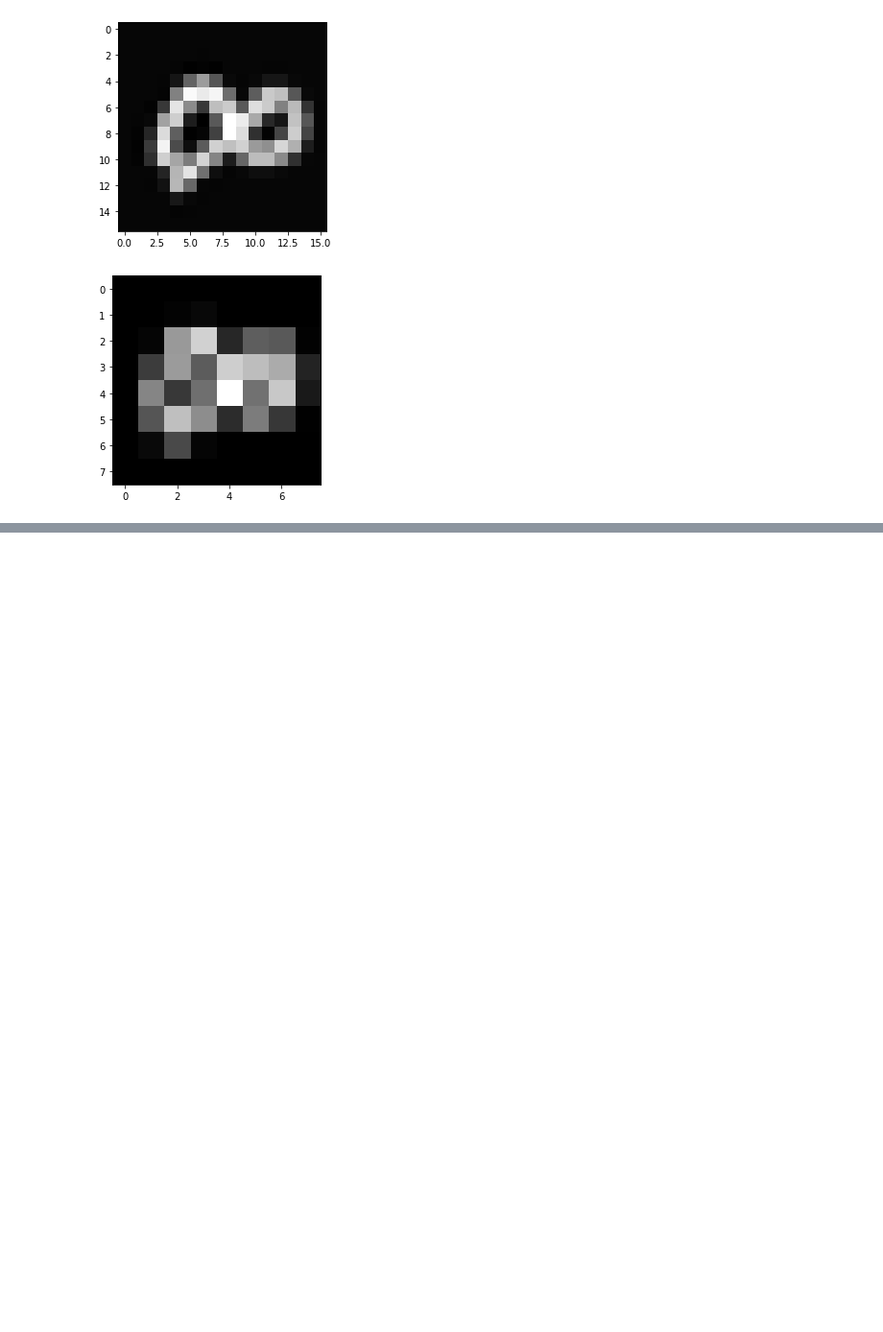
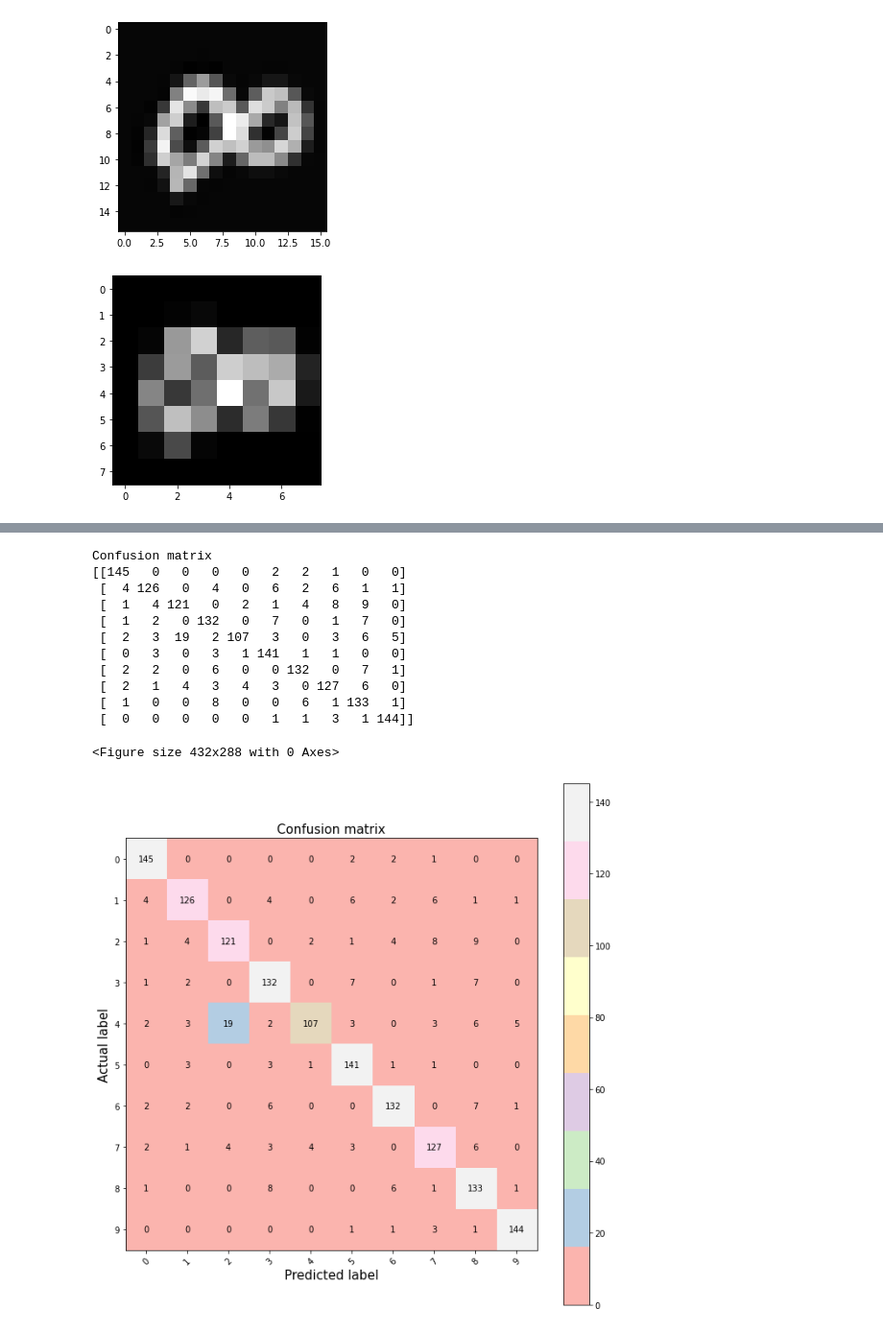
Before and after one commit to lmdeville/ML, a Jupyter notebook: Digit Classification.ipynb, the cells around one changed output, grey strips where cells are left out. Shown at 96% size. Saved outputs shown, nothing was run; the diff lists cells and outputs as text; code cells hidden in the pictures; blank space fills up the shorter version.

```diff
--- a/Digit Classification.ipynb
+++ b/Digit Classification.ipynb
@@ -115,0 +105,23 @@ fpr6, tpr6, _ = roc_curve(y_test,  rfp6, pos_label=6)
+# %%
+# confusion matrix
+confusion = confusion_matrix(y_test, rf_predictions)
+print('Confusion matrix')
+print(confusion)
+plt.figure()
+plot_confusion_matrix(confusion);
+plt.savefig('digitcm.png', bbox_inches='tight')
+plt.show();
+# %% [output]
+Confusion matrix
+[[145   0   0   0   0   2   2   1   0   0]
+ [  4 126   0   4   0   6   2   6   1   1]
+ [  1   4 121   0   2   1   4   8   9   0]
+ [  1   2   0 132   0   7   0   1   7   0]
+ [  2   3  19   2 107   3   0   3   6   5]
+ [  0   3   0   3   1 141   1   1   0   0]
+ [  2   2   0   6   0   0 132   0   7   1]
+ [  2   1   4   3   4   3   0 127   6   0]
+ [  1   0   0   8   0   0   6   1 133   1]
+ [  0   0   0   0   0   1   1   3   1 144]]
+<Figure size 432x288 with 0 Axes>
+[figure, added]
```
Also changed, not shown: parts of 12 cells of this notebook, 20 other files.
